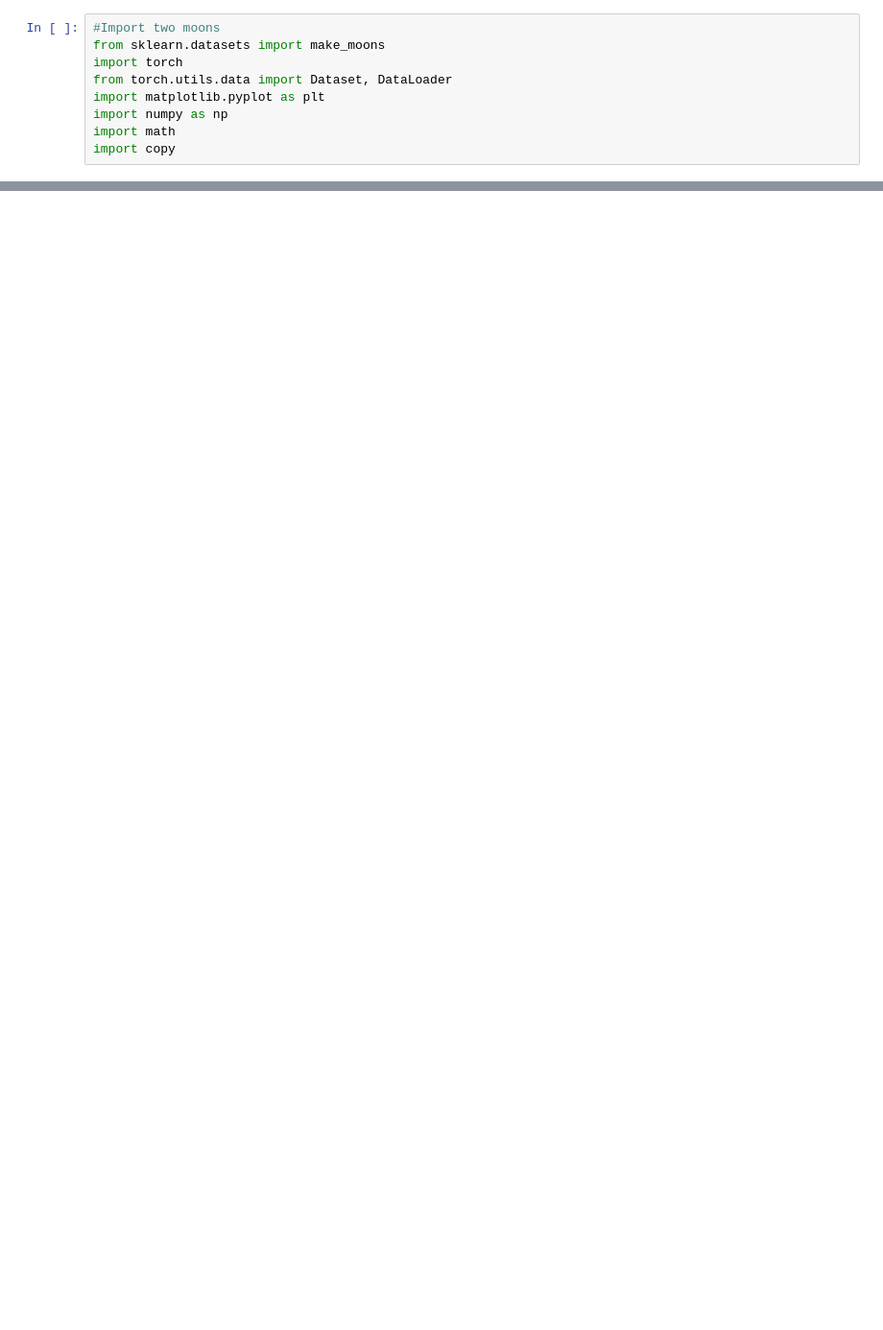
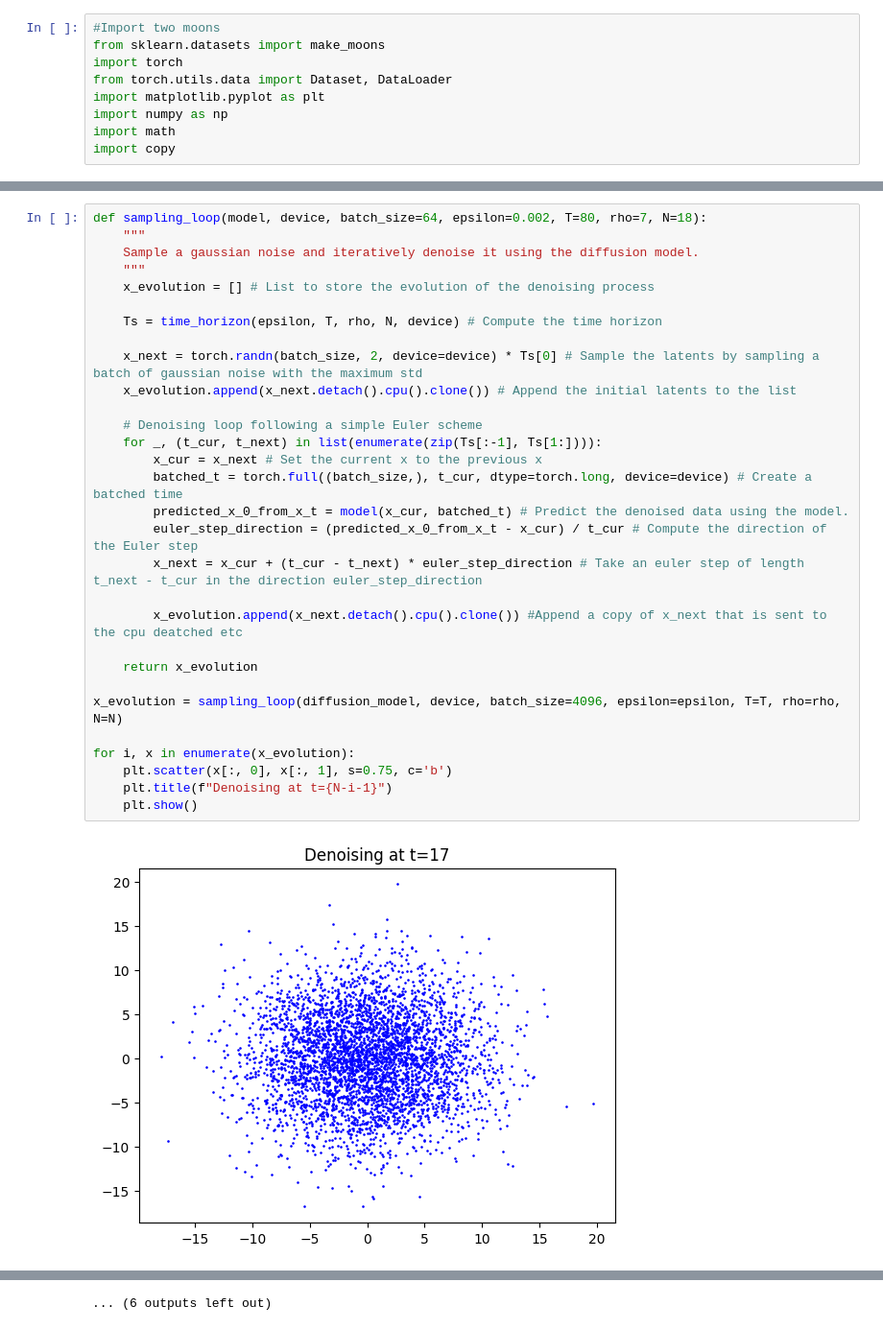
Before and after one commit to phpin57/GenModeling, a Jupyter notebook: consistency_distillation.ipynb, the cells around one changed output, grey strips where cells are left out. Shown: that part at 96% size. Saved outputs shown, nothing was run; the diff lists cells and outputs as text; blank space fills up the shorter version.

```diff
--- a/consistency_distillation.ipynb
+++ b/consistency_distillation.ipynb
@@ -344,0 +303,32 @@ for i, x in enumerate(x_multistep_sampling):
+# %%
+def sampling_loop(model, device, batch_size=64, epsilon=0.002, T=80, rho=7, N=18):
+    """
+    Sample a gaussian noise and iteratively denoise it using the diffusion model.
+    """
+    x_evolution = [] # List to store the evolution of the denoising process
+
+    Ts = time_horizon(epsilon, T, rho, N, device) # Compute the time horizon
+
+    x_next = torch.randn(batch_size, 2, device=device) * Ts[0] # Sample the latents by sampling a batch of gaussian noise with the maximum std
+    x_evolution.append(x_next.detach().cpu().clone()) # Append the initial latents to the list
+
+    # Denoising loop following a simple Euler scheme
+    for _, (t_cur, t_next) in list(enumerate(zip(Ts[:-1], Ts[1:]))):
+        x_cur = x_next # Set the current x to the previous x
+        batched_t = torch.full((batch_size,), t_cur, dtype=torch.long, device=device) # Create a batched time
+        predicted_x_0_from_x_t = model(x_cur, batched_t) # Predict the denoised data using the model.
+        euler_step_direction = (predicted_x_0_from_x_t - x_cur) / t_cur # Compute the direction of the Euler step
+        x_next = x_cur + (t_cur - t_next) * euler_step_direction # Take an euler step of length t_next - t_cur in the direction euler_step_direction
+
+        x_evolution.append(x_next.detach().cpu().clone()) #Append a copy of x_next that is sent to the cpu deatched etc
+
+    return x_evolution
+
+x_evolution = sampling_loop(diffusion_model, device, batch_size=4096, epsilon=epsilon, T=T, rho=rho, N=N)
+
+for i, x in enumerate(x_evolution):
+    plt.scatter(x[:, 0], x[:, 1], s=0.75, c='b')
+    plt.title(f"Denoising at t={N-i-1}")
+    plt.show()
+# %% [output]
+[figure, added]
@@ -344,0 +346 @@ for i, x in enumerate(x_multistep_sampling):
+... (6 outputs left out)
```
Also changed, not shown: parts of 7 cells of this notebook, 2 other files.
